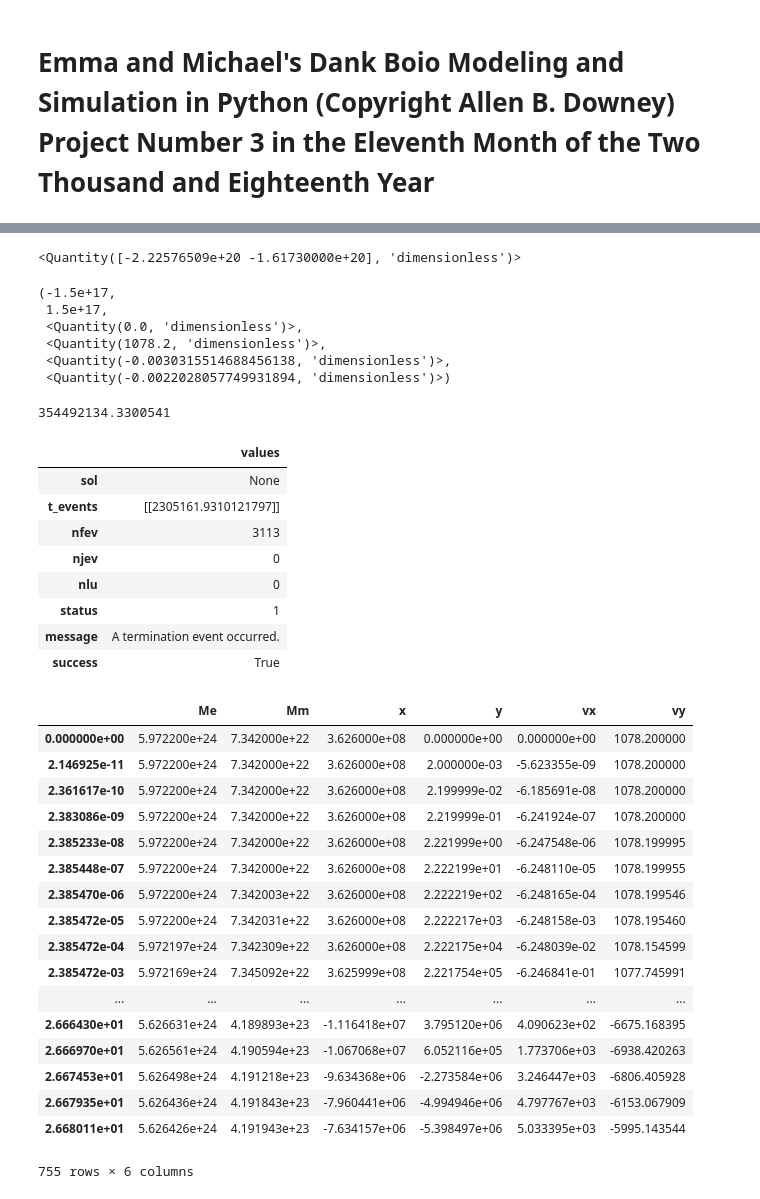
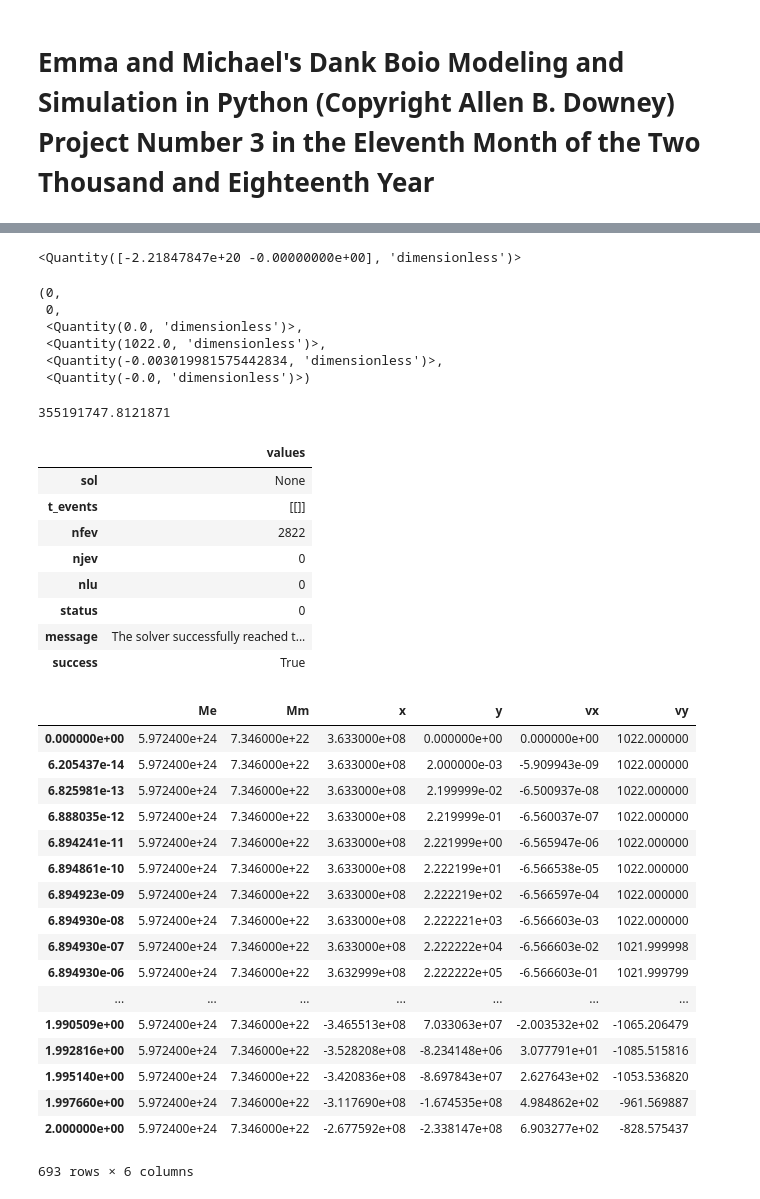
Before and after one commit to michaelremley/ModSim-Project-3, a Jupyter notebook: Project 3 Notebook.ipynb, the cells around one changed output, grey strips where cells are left out. Drawn from its saved outputs; the diff is of its cells as text; code cells hidden in the pictures.

```diff
--- a/Project 3 Notebook.ipynb
+++ b/Project 3 Notebook.ipynb
@@ -11,14 +11,14 @@
 from modsim import *
 import math as math
 # %%
-x_0 = 362600000 # 362,600 km at perigee
-v_0 = 1078.2 # 1078.2 m/s at perigee
-Me_0 = 5.9722e24 # 5.9722×10^24 kg
-Mm_0 = 7.342e22 # 7.342×10^22 kg
+x_0 = 0.3633e9 # 362,600,000 m at perigee
+v_0 = 1022 # 1078.2 m/s at perigee
+Me_0 = 5.9724e24 # 5.9722×10^24 kg
+Mm_0 = 7.346e22 # 7.342×10^22 kg
 
 init = State(Me = Me_0, # Initial mass of earth
              Mm = Mm_0, #Initial mass of moon
-             x=x_0, # 362,600 km at perigee
+             x=x_0, # 362,600,000 m at perigee
              y=0,
              vx=0,
              vy=v_0 # 1078.2 m/s at perigee
@@ -42,11 +42,11 @@ def moon_radius(mass):
     return Rm
 
 system = System(init=init,
-                dmdt = 1.5e17, #kg/s,
+                dmdt = 0, #kg/s,
                 r_e = earth_radius,
                 r_m = moon_radius,
                 G=6.674e-11, #N / kg**2 * m**2
                 t_0=0,
-                t_end=100*365*24*60*60)
+                t_end=2*365*24*60*60)
 # %% [output]
 |  | values |
@@ -68,20 +68,18 @@ def net_force(state, system):
     unpack(system)
 
     #Gravitational Force
-    r = sqrt(x**2 + y**2)
-    v = sqrt(vx**2 + vy**2)
-    force= G * Me * Mm / r**2
-    direction = math.atan2(y,x) + pi
-    gravitational_force = Vector(force * math.cos(direction), force*math.sin(direction) )
+    r = Vector(x,y)
+    force = (G * Me * Mm / r.mag**2)*r.hat()
+    gravitational_force = -force
 
     # Moon momentum contribution
-    collision_force = dmdt * -(Vector(vx,vy))
+    collision_force = dmdt * -Vector(vx,vy)
 
     return gravitational_force + collision_force
 # %%
 net_force(init, system)
 # %% [output]
-<Quantity([-2.22576509e+20 -1.61730000e+20], 'dimensionless')>
+<Quantity([-2.21847847e+20 -0.00000000e+00], 'dimensionless')>
 # %%
 def slope_func(state,t,system):
 
@@ -100,12 +98,12 @@ def slope_func(state,t,system):
 # %%
 slope_func(init, 0, system)
 # %% [output]
-(-1.5e+17,
- 1.5e+17,
+(0,
+ 0,
  <Quantity(0.0, 'dimensionless')>,
- <Quantity(1078.2, 'dimensionless')>,
- <Quantity(-0.0030315514688456138, 'dimensionless')>,
- <Quantity(-0.0022028057749931894, 'dimensionless')>)
+ <Quantity(1022.0, 'dimensionless')>,
+ <Quantity(-0.003019981575442834, 'dimensionless')>,
+ <Quantity(-0.0, 'dimensionless')>)
 # %%
 def event_func(state,t,system):
     Me,Mm,x,y,vx,vy = state
@@ -118,40 +116,40 @@ def event_func(state,t,system):
 # %%
 event_func(init,0,system)
 # %% [output]
-354492134.3300541
+355191747.8121871
 # %%
 results, details = run_ode_solver(system, slope_func,events=event_func,  method="RK23")
 details
 # %% [output]
 |  | values |
 | sol | None |
-| t_events | [[2305161.9310121797]] |
-| nfev | 3113 |
+| t_events | [[]] |
+| nfev | 2822 |
 | njev | 0 |
 | nlu | 0 |
-| status | 1 |
-| message | A termination event occurred. |
+| status | 0 |
+| message | The solver successfully reached t... |
 | success | True |
 # %%
-results.index /= 24*60*60
+results.index /= 365*24*60*60
 results
 # %% [output]
 |  | Me | Mm | x | y | vx | vy |
-| 0.000000e+00 | 5.972200e+24 | 7.342000e+22 | 3.626000e+08 | 0.000000e+00 | 0.000000e+00 | 1078.200000 |
-| 2.146925e-11 | 5.972200e+24 | 7.342000e+22 | 3.626000e+08 | 2.000000e-03 | -5.623355e-09 | 1078.200000 |
-| 2.361617e-10 | 5.972200e+24 | 7.342000e+22 | 3.626000e+08 | 2.199999e-02 | -6.185691e-08 | 1078.200000 |
-| 2.383086e-09 | 5.972200e+24 | 7.342000e+22 | 3.626000e+08 | 2.219999e-01 | -6.241924e-07 | 1078.200000 |
-| 2.385233e-08 | 5.972200e+24 | 7.342000e+22 | 3.626000e+08 | 2.221999e+00 | -6.247548e-06 | 1078.199995 |
-| 2.385448e-07 | 5.972200e+24 | 7.342000e+22 | 3.626000e+08 | 2.222199e+01 | -6.248110e-05 | 1078.199955 |
-| 2.385470e-06 | 5.972200e+24 | 7.342003e+22 | 3.626000e+08 | 2.222219e+02 | -6.248165e-04 | 1078.199546 |
-| 2.385472e-05 | 5.972200e+24 | 7.342031e+22 | 3.626000e+08 | 2.222217e+03 | -6.248158e-03 | 1078.195460 |
-| 2.385472e-04 | 5.972197e+24 | 7.342309e+22 | 3.626000e+08 | 2.222175e+04 | -6.248039e-02 | 1078.154599 |
-| 2.385472e-03 | 5.972169e+24 | 7.345092e+22 | 3.625999e+08 | 2.221754e+05 | -6.246841e-01 | 1077.745991 |
+| 0.000000e+00 | 5.972400e+24 | 7.346000e+22 | 3.633000e+08 | 0.000000e+00 | 0.000000e+00 | 1022.000000 |
+| 6.205437e-14 | 5.972400e+24 | 7.346000e+22 | 3.633000e+08 | 2.000000e-03 | -5.909943e-09 | 1022.000000 |
+| 6.825981e-13 | 5.972400e+24 | 7.346000e+22 | 3.633000e+08 | 2.199999e-02 | -6.500937e-08 | 1022.000000 |
+| 6.888035e-12 | 5.972400e+24 | 7.346000e+22 | 3.633000e+08 | 2.219999e-01 | -6.560037e-07 | 1022.000000 |
+| 6.894241e-11 | 5.972400e+24 | 7.346000e+22 | 3.633000e+08 | 2.221999e+00 | -6.565947e-06 | 1022.000000 |
+| 6.894861e-10 | 5.972400e+24 | 7.346000e+22 | 3.633000e+08 | 2.222199e+01 | -6.566538e-05 | 1022.000000 |
+| 6.894923e-09 | 5.972400e+24 | 7.346000e+22 | 3.633000e+08 | 2.222219e+02 | -6.566597e-04 | 1022.000000 |
+| 6.894930e-08 | 5.972400e+24 | 7.346000e+22 | 3.633000e+08 | 2.222221e+03 | -6.566603e-03 | 1022.000000 |
+| 6.894930e-07 | 5.972400e+24 | 7.346000e+22 | 3.633000e+08 | 2.222222e+04 | -6.566603e-02 | 1021.999998 |
+| 6.894930e-06 | 5.972400e+24 | 7.346000e+22 | 3.632999e+08 | 2.222222e+05 | -6.566603e-01 | 1021.999799 |
 | ... | ... | ... | ... | ... | ... | ... |
-| 2.666430e+01 | 5.626631e+24 | 4.189893e+23 | -1.116418e+07 | 3.795120e+06 | 4.090623e+02 | -6675.168395 |
-| 2.666970e+01 | 5.626561e+24 | 4.190594e+23 | -1.067068e+07 | 6.052116e+05 | 1.773706e+03 | -6938.420263 |
-| 2.667453e+01 | 5.626498e+24 | 4.191218e+23 | -9.634368e+06 | -2.273584e+06 | 3.246447e+03 | -6806.405928 |
-| 2.667935e+01 | 5.626436e+24 | 4.191843e+23 | -7.960441e+06 | -4.994946e+06 | 4.797767e+03 | -6153.067909 |
-| 2.668011e+01 | 5.626426e+24 | 4.191943e+23 | -7.634157e+06 | -5.398497e+06 | 5.033395e+03 | -5995.143544 |
+| 1.990509e+00 | 5.972400e+24 | 7.346000e+22 | -3.465513e+08 | 7.033063e+07 | -2.003532e+02 | -1065.206479 |
+| 1.992816e+00 | 5.972400e+24 | 7.346000e+22 | -3.528208e+08 | -8.234148e+06 | 3.077791e+01 | -1085.515816 |
+| 1.995140e+00 | 5.972400e+24 | 7.346000e+22 | -3.420836e+08 | -8.697843e+07 | 2.627643e+02 | -1053.536820 |
+| 1.997660e+00 | 5.972400e+24 | 7.346000e+22 | -3.117690e+08 | -1.674535e+08 | 4.984862e+02 | -961.569887 |
+| 2.000000e+00 | 5.972400e+24 | 7.346000e+22 | -2.677592e+08 | -2.338147e+08 | 6.903277e+02 | -828.575437 |
-755 rows × 6 columns
+693 rows × 6 columns
 # %%
```
Also changed, not shown: parts of 4 cells of this notebook.
